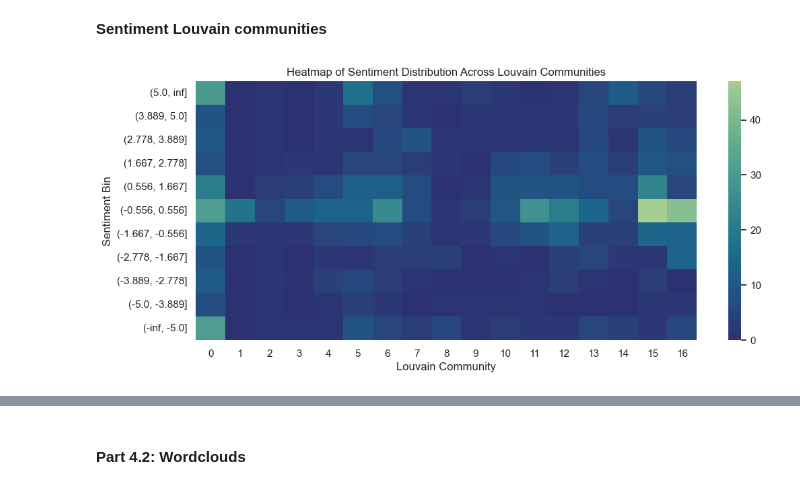
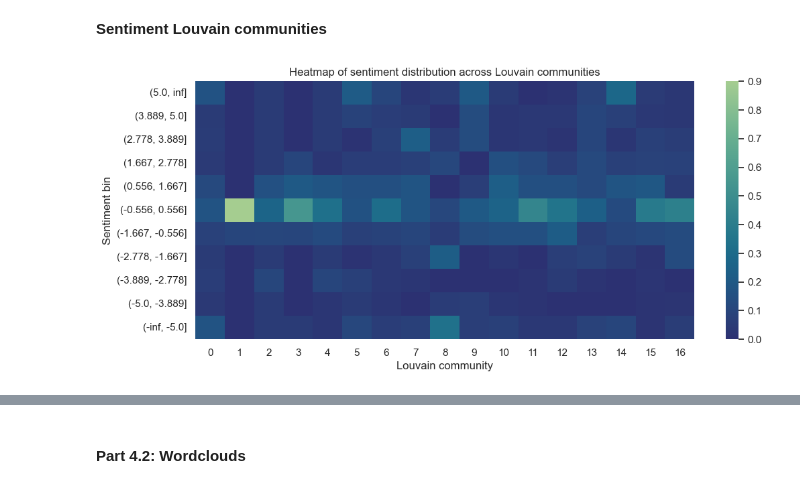
Before and after one commit to annaekner/social-graphs, a Jupyter notebook: Project/explainer_notebook.ipynb, the cells around one changed output, grey strips where cells are left out. Drawn from its saved outputs; the diff is of its cells as text; code cells hidden in the pictures.

Commit message:
Normalized heatmap
Co-authored-by: annaekner <annaekner@users.noreply.github.com>

```diff
--- a/Project/explainer_notebook.ipynb
+++ b/Project/explainer_notebook.ipynb
@@ -1523,9 +1613,9 @@ def compute_sentiment_selected_louvain_statistics(communities_louvain, G, commun
 
     return df
 
-def plot_sentiment_selected_louvain_heatmap(communities_louvain, G):
+def plot_sentiment_louvain_heatmap(communities_louvain, G):
     """
-    Plot sentiment statistics for all Louvain communities.
+    Plot sentiment heatmap for all Louvain communities.
 
     Args:
         communities_louvain: Dictionary where keys are Louvain communtiy IDs and values are lists of node IDs (dict)
@@ -1534,16 +1624,13 @@ def plot_sentiment_selected_louvain_heatmap(communities_louvain, G):
     # Dataframe for all Louvain communities
     sentiment_louvain_statistics = pd.DataFrame()
 
-    # Get min and max sentiment_text score across all nodes
-    sentiment_min = np.min([G.nodes[node]['sentiment_text'] for node in G.nodes()])
-    sentiment_max = np.max([G.nodes[node]['sentiment_text'] for node in G.nodes()])
-
     # Linspace
     inner_edges = np.linspace(-5, 5, 10)
     bin_edges = [-np.inf] + inner_edges.tolist() + [np.inf]
 
     # Loop over all Louvain communities
     for community in communities_louvain:
+
         # Compute sentiment statistics for the selected Louvain community
         df = compute_sentiment_selected_louvain_statistics(communities_louvain, G, community)
 
@@ -1553,29 +1640,30 @@ def plot_sentiment_selected_louvain_heatmap(communities_louvain, G):
         # Bin the sentiment scores
         sentiment_bins = pd.cut(text_scores, bins=bin_edges)
 
+        # Normalize according to the number of posts
+        sentiment_bin_counts = sentiment_bins.value_counts(normalize=True)
+
         # Add the sentiment bins to the dataframe for that community
-        community_df = pd.DataFrame({'community': community, 'sentiment_bin': sentiment_bins})
+        community_df = pd.DataFrame({'community': community, 'sentiment_bin': sentiment_bin_counts.index, 'frequency': sentiment_bin_counts.values})
         sentiment_louvain_statistics = pd.concat([sentiment_louvain_statistics, community_df], ignore_index=True)
 
     # Create a heatmap data
-    heatmap_data = sentiment_louvain_statistics.groupby(['community', 'sentiment_bin']).size().unstack(fill_value=0)
+    heatmap_data = sentiment_louvain_statistics.pivot(index='sentiment_bin', columns='community', values='frequency').fillna(0)
 
     # Switch axes and reverse the order of the bins
-    heatmap_data = heatmap_data.T
     heatmap_data = heatmap_data.iloc[::-1] # positive sentiment at the top
 
     # Plot the heatmap
     plt.figure(figsize = (12, 5))
     sns.heatmap(heatmap_data, cmap='crest_r', annot=False, cbar=True)
-    plt.xlabel('Louvain Community')
-    plt.ylabel('Sentiment Bin')
-    plt.title('Heatmap of Sentiment Distribution Across Louvain Communities')
+    plt.xlabel('Louvain community')
+    plt.ylabel('Sentiment bin')
+    plt.title('Heatmap of sentiment distribution across Louvain communities')
     plt.show()
 # %%
-sentiment_louvain_statistics = compute_sentiment_subreddits_statistics(communities_louvain, G)
 # Plot sentiment statistics for the selected subreddit
-plot_sentiment_selected_louvain_heatmap(communities_louvain, G)
+plot_sentiment_louvain_heatmap(communities_louvain, G)
 # %% [output]
-[figure, old version]
+[figure, new version]
 # %% [markdown]
 The sentiment of the louvain communities is illustrated in the figure above. Let us explain the figure.\
```
Also changed, not shown: parts of 18 cells of this notebook, 17 other files.
